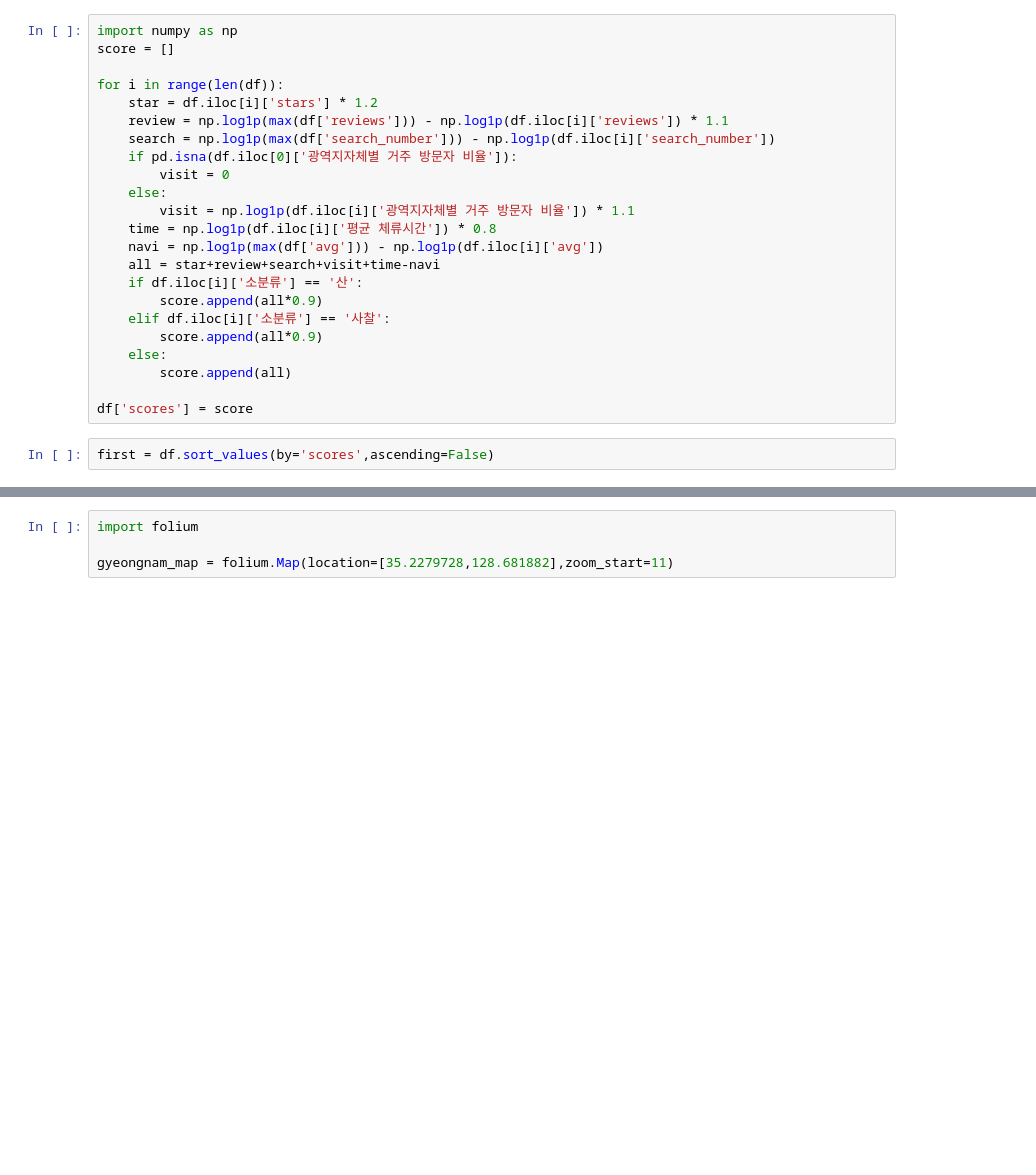
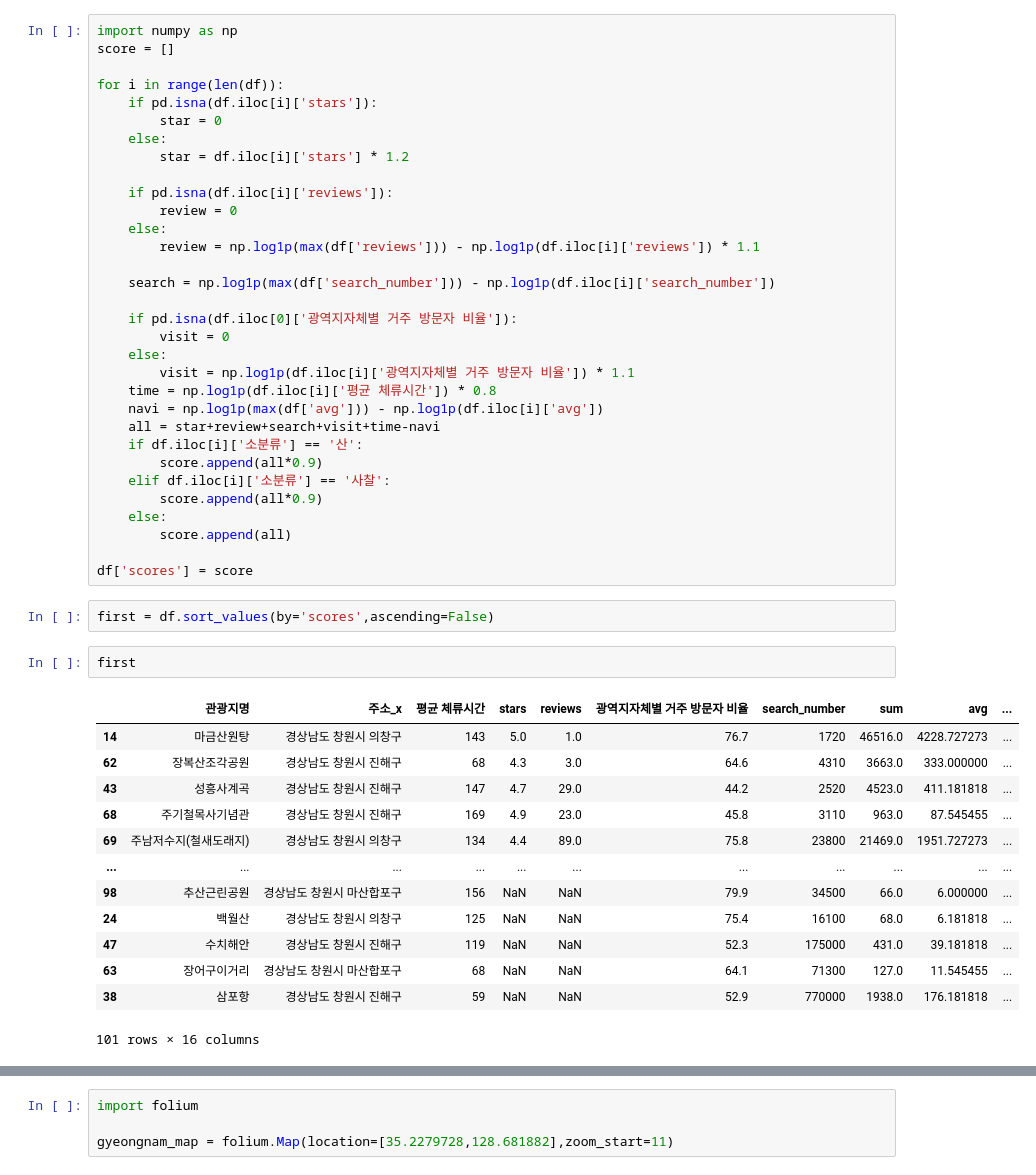
Before and after one commit to GRetriever/Data-Analysis-Project, a Jupyter notebook: Tourist Attractions/경남.ipynb, the cells around one changed output, grey strips where cells are left out. Drawn from its saved outputs; the diff is of its cells as text; blank space fills up the shorter version.

```diff
--- a/Tourist Attractions/경남.ipynb
+++ b/Tourist Attractions/경남.ipynb
@@ -362,9 +362,18 @@ import numpy as np
 score = []
 
 for i in range(len(df)):
-    star = df.iloc[i]['stars'] * 1.2
-    review = np.log1p(max(df['reviews'])) - np.log1p(df.iloc[i]['reviews']) * 1.1
+    if pd.isna(df.iloc[i]['stars']):
+        star = 0
+    else:
+        star = df.iloc[i]['stars'] * 1.2
+
+    if pd.isna(df.iloc[i]['reviews']):
+        review = 0
+    else:
+        review = np.log1p(max(df['reviews'])) - np.log1p(df.iloc[i]['reviews']) * 1.1
+
     search = np.log1p(max(df['search_number'])) - np.log1p(df.iloc[i]['search_number'])
+
     if pd.isna(df.iloc[0]['광역지자체별 거주 방문자 비율']):
         visit = 0
     else:
@@ -382,3 +391,19 @@ for i in range(len(df)):
 df['scores'] = score
 # %%
 first = df.sort_values(by='scores',ascending=False)
+# %%
+first
+# %% [output]
+|  | 관광지명 | 주소_x | 평균 체류시간 | stars | reviews | 광역지자체별 거주 방문자 비율 | search_number | sum | avg | ... |
+| 14 | 마금산원탕 | 경상남도 창원시 의창구 | 143 | 5.0 | 1.0 | 76.7 | 1720 | 46516.0 | 4228.727273 | ... |
+| 62 | 장복산조각공원 | 경상남도 창원시 진해구 | 68 | 4.3 | 3.0 | 64.6 | 4310 | 3663.0 | 333.000000 | ... |
+| 43 | 성흥사계곡 | 경상남도 창원시 진해구 | 147 | 4.7 | 29.0 | 44.2 | 2520 | 4523.0 | 411.181818 | ... |
+| 68 | 주기철목사기념관 | 경상남도 창원시 진해구 | 169 | 4.9 | 23.0 | 45.8 | 3110 | 963.0 | 87.545455 | ... |
+| 69 | 주남저수지(철새도래지) | 경상남도 창원시 의창구 | 134 | 4.4 | 89.0 | 75.8 | 23800 | 21469.0 | 1951.727273 | ... |
+| ... | ... | ... | ... | ... | ... | ... | ... | ... | ... | ... |
+| 98 | 추산근린공원 | 경상남도 창원시 마산합포구 | 156 | NaN | NaN | 79.9 | 34500 | 66.0 | 6.000000 | ... |
+| 24 | 백월산 | 경상남도 창원시 의창구 | 125 | NaN | NaN | 75.4 | 16100 | 68.0 | 6.181818 | ... |
+| 47 | 수치해안 | 경상남도 창원시 진해구 | 119 | NaN | NaN | 52.3 | 175000 | 431.0 | 39.181818 | ... |
+| 63 | 장어구이거리 | 경상남도 창원시 마산합포구 | 68 | NaN | NaN | 64.1 | 71300 | 127.0 | 11.545455 | ... |
+| 38 | 삼포항 | 경상남도 창원시 진해구 | 59 | NaN | NaN | 52.9 | 770000 | 1938.0 | 176.181818 | ... |
+101 rows × 16 columns
```
Also changed, not shown: parts of 1 cell of this notebook, 4 other files.
